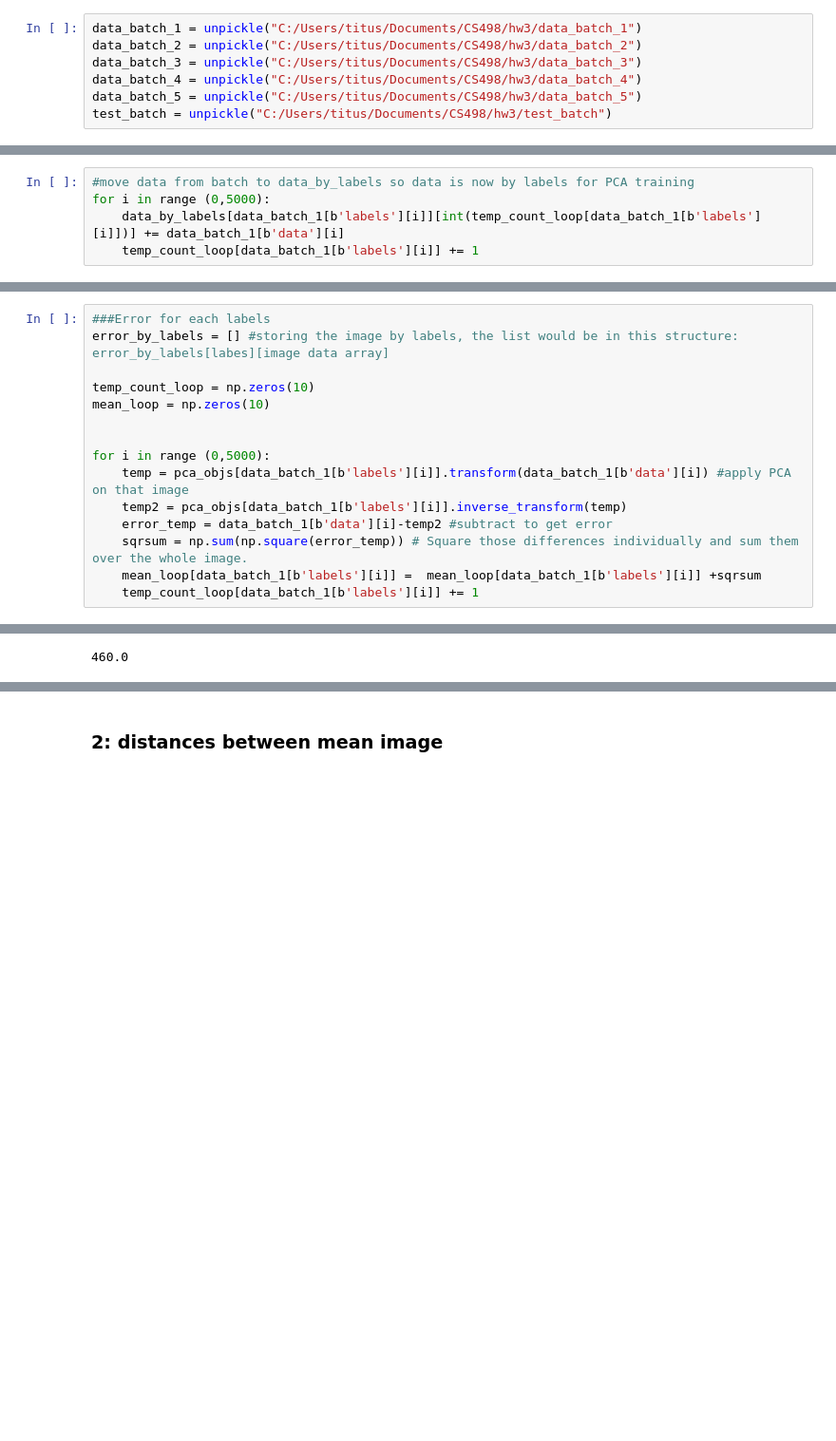
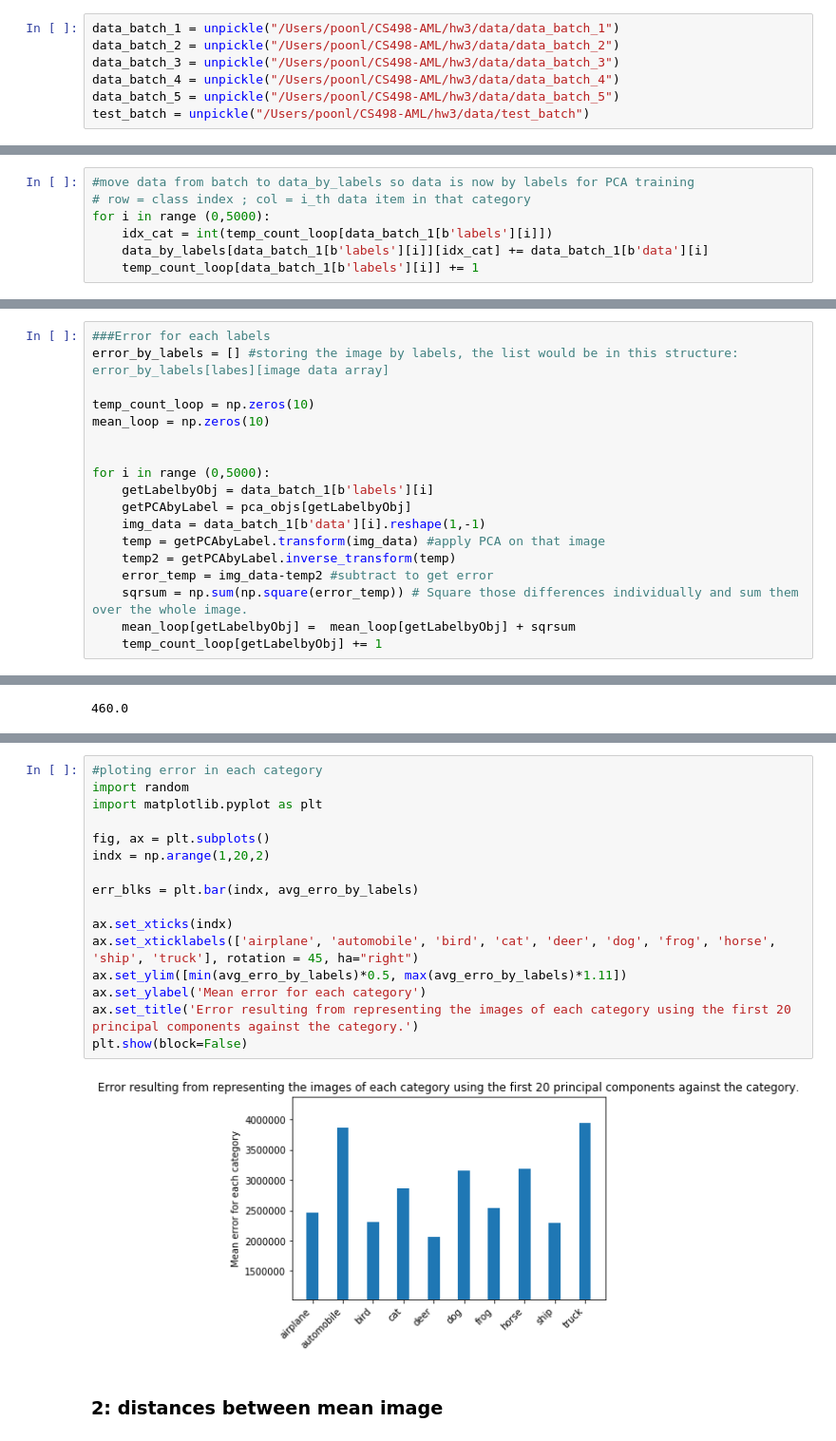
Before and after one commit to lpoon2/CS498-AML, a Jupyter notebook: hw3/hw3.ipynb, the cells around one changed output, grey strips where cells are left out. Shown: that part at 95% size. Drawn from its saved outputs; the diff is of its cells as text; blank space fills up the shorter version.

Commit message:
added plot for q1

```diff
--- a/hw3/hw3.ipynb
+++ b/hw3/hw3.ipynb
@@ -26,10 +29,10 @@ def unpickle(file):
 # %%
-data_batch_1 = unpickle("C:/Users/titus/Documents/CS498/hw3/data_batch_1")
-data_batch_2 = unpickle("C:/Users/titus/Documents/CS498/hw3/data_batch_2")
-data_batch_3 = unpickle("C:/Users/titus/Documents/CS498/hw3/data_batch_3")
-data_batch_4 = unpickle("C:/Users/titus/Documents/CS498/hw3/data_batch_4")
-data_batch_5 = unpickle("C:/Users/titus/Documents/CS498/hw3/data_batch_5")
-test_batch = unpickle("C:/Users/titus/Documents/CS498/hw3/test_batch")
+data_batch_1 = unpickle("/Users/poonl/CS498-AML/hw3/data/data_batch_1")
+data_batch_2 = unpickle("/Users/poonl/CS498-AML/hw3/data/data_batch_2")
+data_batch_3 = unpickle("/Users/poonl/CS498-AML/hw3/data/data_batch_3")
+data_batch_4 = unpickle("/Users/poonl/CS498-AML/hw3/data/data_batch_4")
+data_batch_5 = unpickle("/Users/poonl/CS498-AML/hw3/data/data_batch_5")
+test_batch = unpickle("/Users/poonl/CS498-AML/hw3/data/test_batch")
 # %%
 data_batch_1.keys()
 # %% [output]
@@ -160,7 +163,9 @@ print(data_by_labels[1][6])
 # %%
 #move data from batch to data_by_labels so data is now by labels for PCA training
+# row = class index ; col = i_th data item in that category
 for i in range (0,5000):
-    data_by_labels[data_batch_1[b'labels'][i]][int(temp_count_loop[data_batch_1[b'labels'][i]])] += data_batch_1[b'data'][i]
+    idx_cat = int(temp_count_loop[data_batch_1[b'labels'][i]])
+    data_by_labels[data_batch_1[b'labels'][i]][idx_cat] += data_batch_1[b'data'][i]
     temp_count_loop[data_batch_1[b'labels'][i]] += 1
 # %%
 #fit pca on each labels
@@ -239,12 +243,15 @@ mean_loop = np.zeros(10)
 
 
 for i in range (0,5000):
-    temp = pca_objs[data_batch_1[b'labels'][i]].transform(data_batch_1[b'data'][i]) #apply PCA on that image
-    temp2 = pca_objs[data_batch_1[b'labels'][i]].inverse_transform(temp)
-    error_temp = data_batch_1[b'data'][i]-temp2 #subtract to get error
+    getLabelbyObj = data_batch_1[b'labels'][i]
+    getPCAbyLabel = pca_objs[getLabelbyObj]
+    img_data = data_batch_1[b'data'][i].reshape(1,-1)
+    temp = getPCAbyLabel.transform(img_data) #apply PCA on that image
+    temp2 = getPCAbyLabel.inverse_transform(temp)
+    error_temp = img_data-temp2 #subtract to get error
     sqrsum = np.sum(np.square(error_temp)) # Square those differences individually and sum them over the whole image.
-    mean_loop[data_batch_1[b'labels'][i]] =  mean_loop[data_batch_1[b'labels'][i]] +sqrsum
-    temp_count_loop[data_batch_1[b'labels'][i]] += 1
+    mean_loop[getLabelbyObj] =  mean_loop[getLabelbyObj] + sqrsum
+    temp_count_loop[getLabelbyObj] += 1
 # %%
 print(temp_count_loop[1])
 # %% [output]
@@ -269,3 +276,21 @@ for i in range (0,10):
+# %%
+#ploting error in each category
+import random
+import matplotlib.pyplot as plt
+
+fig, ax = plt.subplots()
+indx = np.arange(1,20,2)
+
+err_blks = plt.bar(indx, avg_erro_by_labels)
+
+ax.set_xticks(indx)
+ax.set_xticklabels(['airplane', 'automobile', 'bird', 'cat', 'deer', 'dog', 'frog', 'horse', 'ship', 'truck'], rotation = 45, ha="right")
+ax.set_ylim([min(avg_erro_by_labels)*0.5, max(avg_erro_by_labels)*1.11])
+ax.set_ylabel('Mean error for each category')
+ax.set_title('Error resulting from representing the images of each category using the first 20 principal components against the category.')
+plt.show(block=False)
+# %% [output]
+[figure, added]
 # %% [markdown]
 ### 2:  distances between mean image
 # %%
```
Also changed, not shown: parts of 13 cells of this notebook.
